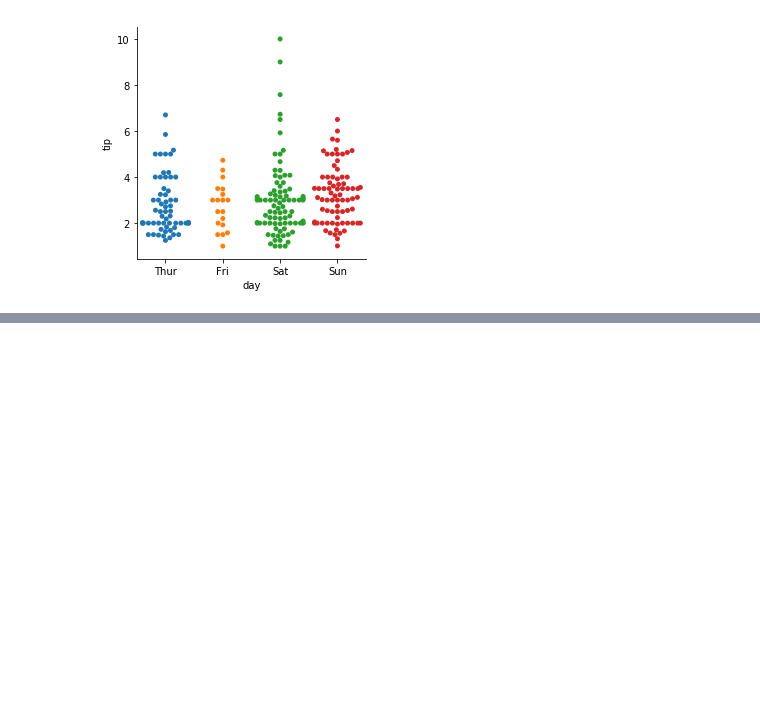
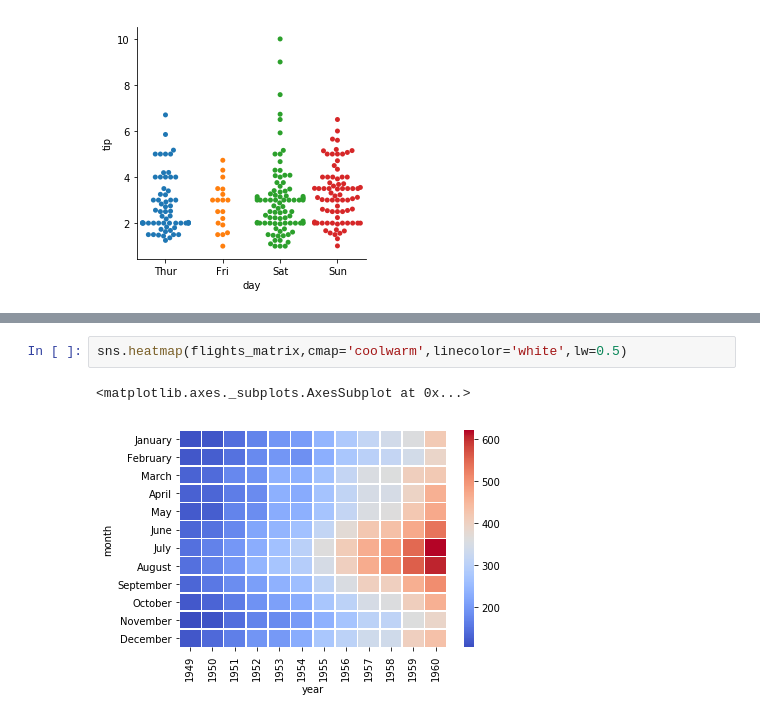
Before and after one commit to apuvvala-git/learndatascience, a Jupyter notebook: Data Visualization - Seaborn.ipynb, the cells around one changed output, grey strips where cells are left out. Saved outputs shown, nothing was run; the diff lists cells and outputs as text; blank space fills up the shorter version.

```diff
--- a/Data Visualization - Seaborn.ipynb
+++ b/Data Visualization - Seaborn.ipynb
@@ -52,0 +114,5 @@ sns.factorplot(x='day',y='tip',data=tips,kind='swarm')
+# %%
+sns.heatmap(flights_matrix,cmap='coolwarm',linecolor='white',lw=0.5)
+# %% [output]
+<matplotlib.axes._subplots.AxesSubplot at 0x...>
+[figure, added]
```
Also changed, not shown: parts of 18 cells of this notebook.
